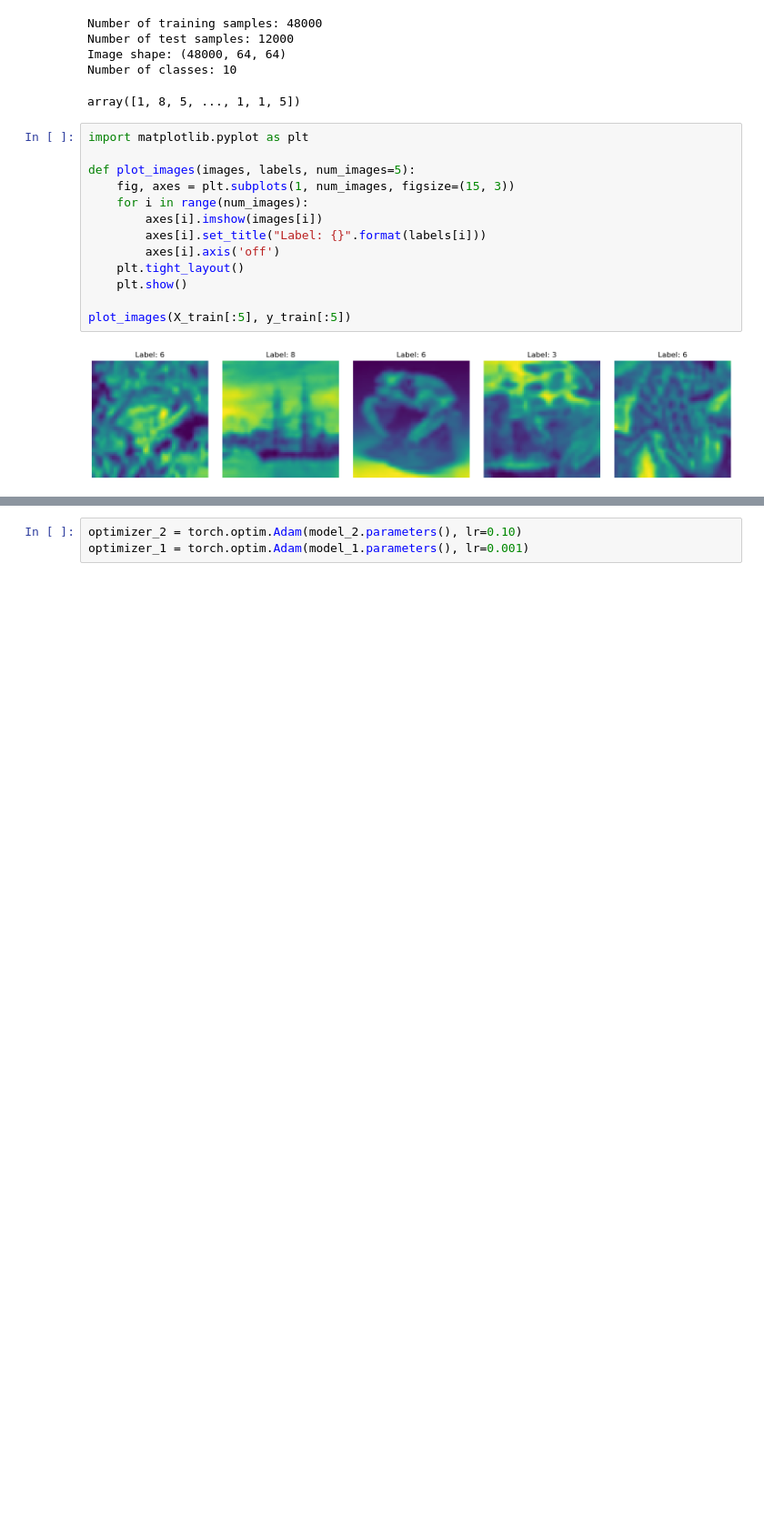
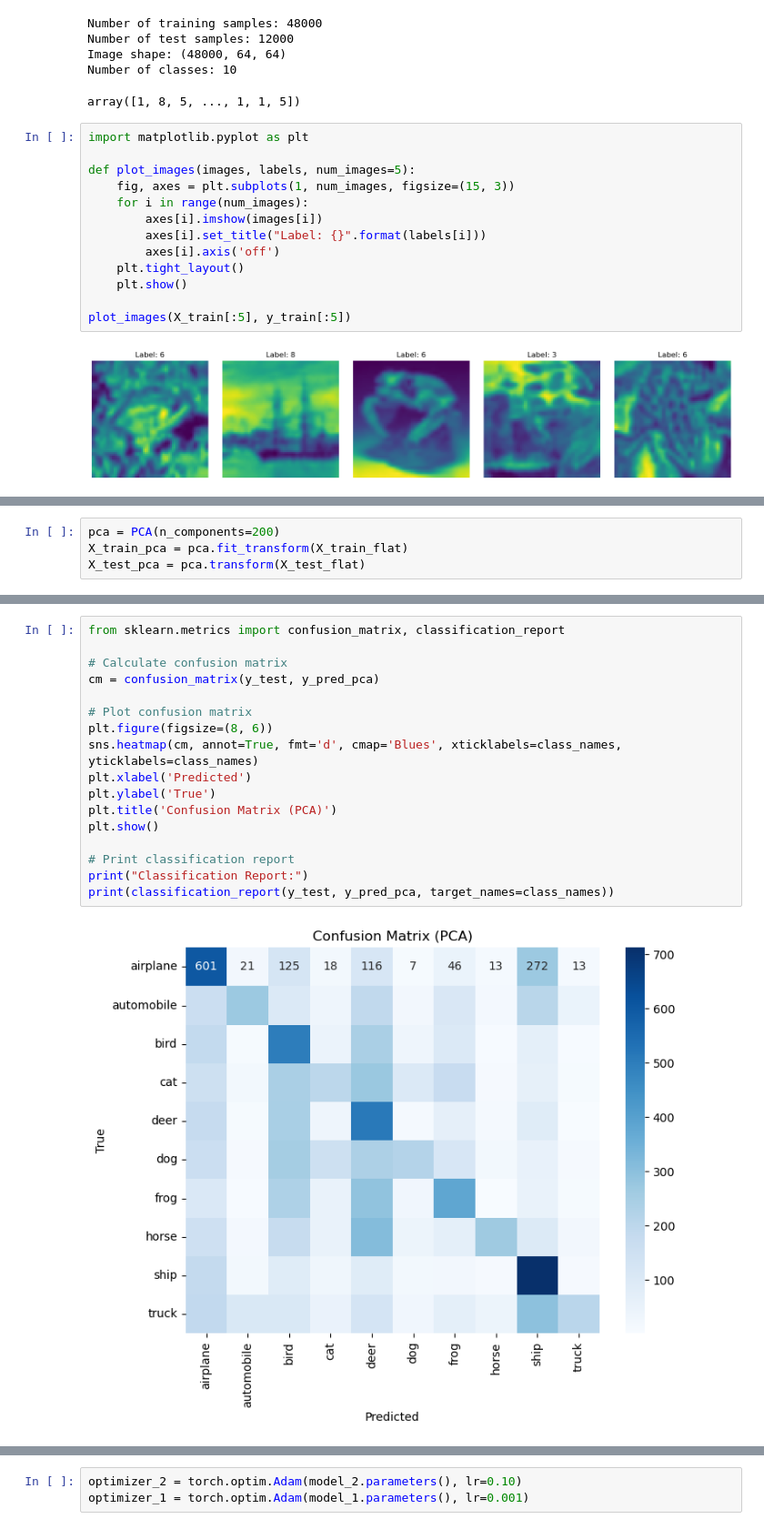
Before and after one commit to adityakedia006/Object_Recognition, a Jupyter notebook: Object Recognition/obj_recog.ipynb, the cells around one changed output, grey strips where cells are left out. Shown at 91% size. Saved outputs shown, nothing was run; the diff lists cells and outputs as text; blank space fills up the shorter version.

```diff
--- a/Object Recognition/obj_recog.ipynb
+++ b/Object Recognition/obj_recog.ipynb
@@ -113,0 +227,4 @@ plot_images(X_train[:5], y_train[:5])
+# %%
+pca = PCA(n_components=200)
+X_train_pca = pca.fit_transform(X_train_flat)
+X_test_pca = pca.transform(X_test_flat)
@@ -113,0 +246,19 @@ plot_images(X_train[:5], y_train[:5])
+# %%
+from sklearn.metrics import confusion_matrix, classification_report
+
+# Calculate confusion matrix
+cm = confusion_matrix(y_test, y_pred_pca)
+
+# Plot confusion matrix
+plt.figure(figsize=(8, 6))
+sns.heatmap(cm, annot=True, fmt='d', cmap='Blues', xticklabels=class_names, yticklabels=class_names)
+plt.xlabel('Predicted')
+plt.ylabel('True')
+plt.title('Confusion Matrix (PCA)')
+plt.show()
+
+# Print classification report
+print("Classification Report:")
+print(classification_report(y_test, y_pred_pca, target_names=class_names))
+# %% [output]
+[figure, added]
```
Also changed, not shown: parts of 20 cells of this notebook.
